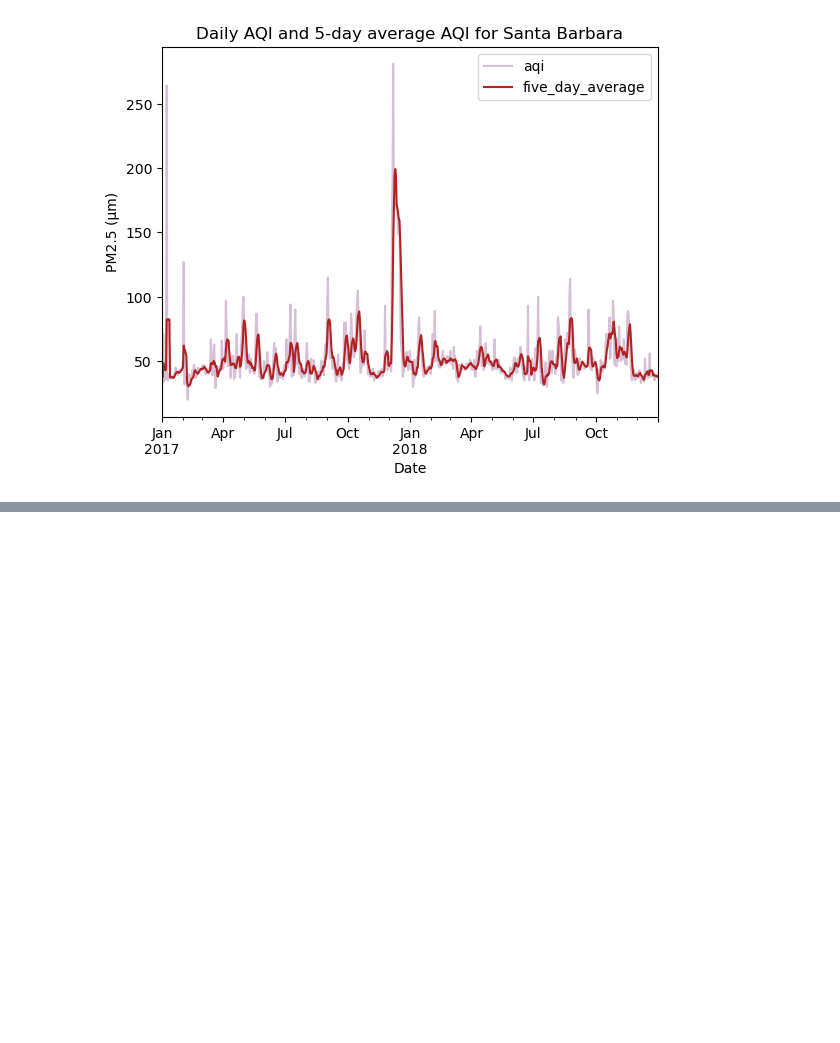
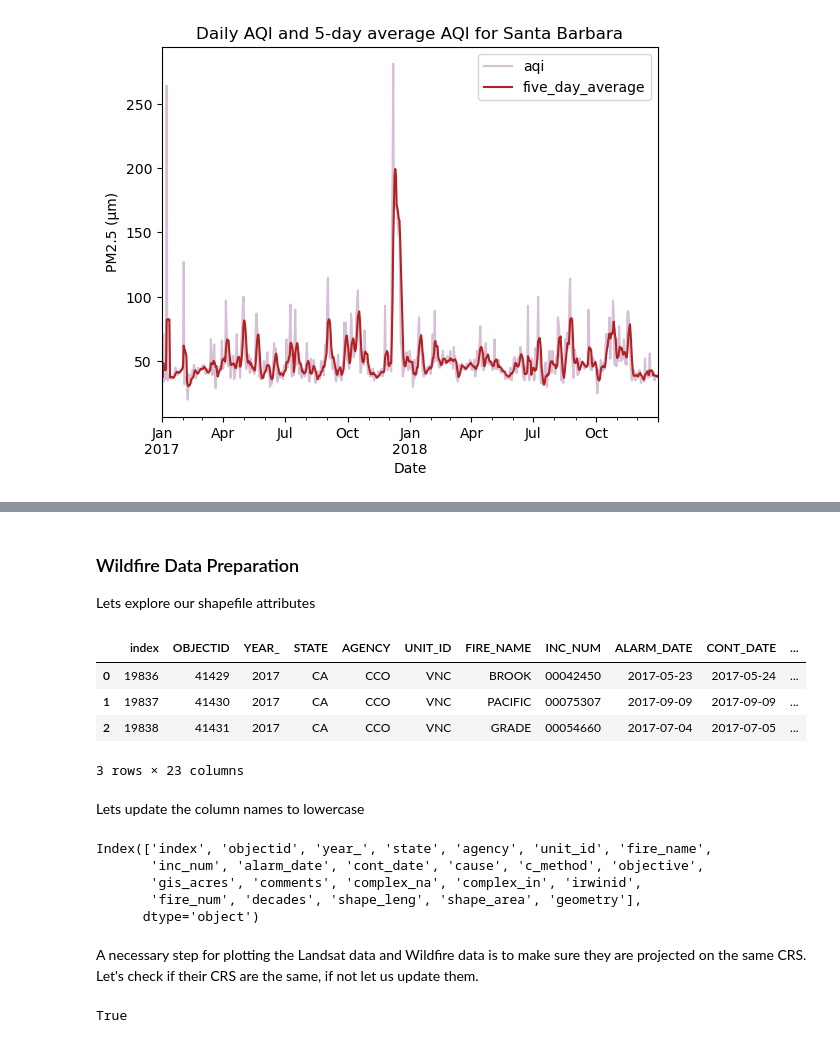
Before and after one commit to hazelvaq/EDS220-Task3-Presentation-Ready, a Jupyter notebook: hwk4-task3.ipynb, the cells around one changed output, grey strips where cells are left out. Cells and saved outputs as stored; diff of their text form; code cells hidden in the pictures; blank space fills up the shorter version.

```diff
--- a/hwk4-task3.ipynb
+++ b/hwk4-task3.ipynb
@@ -216,0 +288,33 @@ plt.show()
+# %% [markdown]
+### Wildfire Data Preparation
+
+Lets explore our shapefile attributes
+# %%
+# View dataframe
+wildfires.head(3)
+# %% [output]
+|  | index | OBJECTID | YEAR_ | STATE | AGENCY | UNIT_ID | FIRE_NAME | INC_NUM | ALARM_DATE | CONT_DATE | ... |
+| 0 | 19836 | 41429 | 2017 | CA | CCO | VNC | BROOK | 00042450 | 2017-05-23 | 2017-05-24 | ... |
+| 1 | 19837 | 41430 | 2017 | CA | CCO | VNC | PACIFIC | 00075307 | 2017-09-09 | 2017-09-09 | ... |
+| 2 | 19838 | 41431 | 2017 | CA | CCO | VNC | GRADE | 00054660 | 2017-07-04 | 2017-07-05 | ... |
+3 rows × 23 columns
+# %% [markdown]
+Lets update the column names to lowercase
+# %%
+# Make column names lowercase
+wildfires.columns = wildfires.columns.str.lower()
+
+# View our update
+wildfires.columns
+# %% [output]
+Index(['index', 'objectid', 'year_', 'state', 'agency', 'unit_id', 'fire_name',
+       'inc_num', 'alarm_date', 'cont_date', 'cause', 'c_method', 'objective',
+       'gis_acres', 'comments', 'complex_na', 'complex_in', 'irwinid',
+       'fire_num', 'decades', 'shape_leng', 'shape_area', 'geometry'],
+      dtype='object')
+# %% [markdown]
+A necessary step for plotting the Landsat data and Wildfire data is to make sure they are projected on the same CRS. Let's check if their CRS are the same, if not let us update them.
+# %%
+wildfires.crs == landsat.rio.crs
+# %% [output]
+True
```
Also changed, not shown: parts of 40 cells of this notebook.
